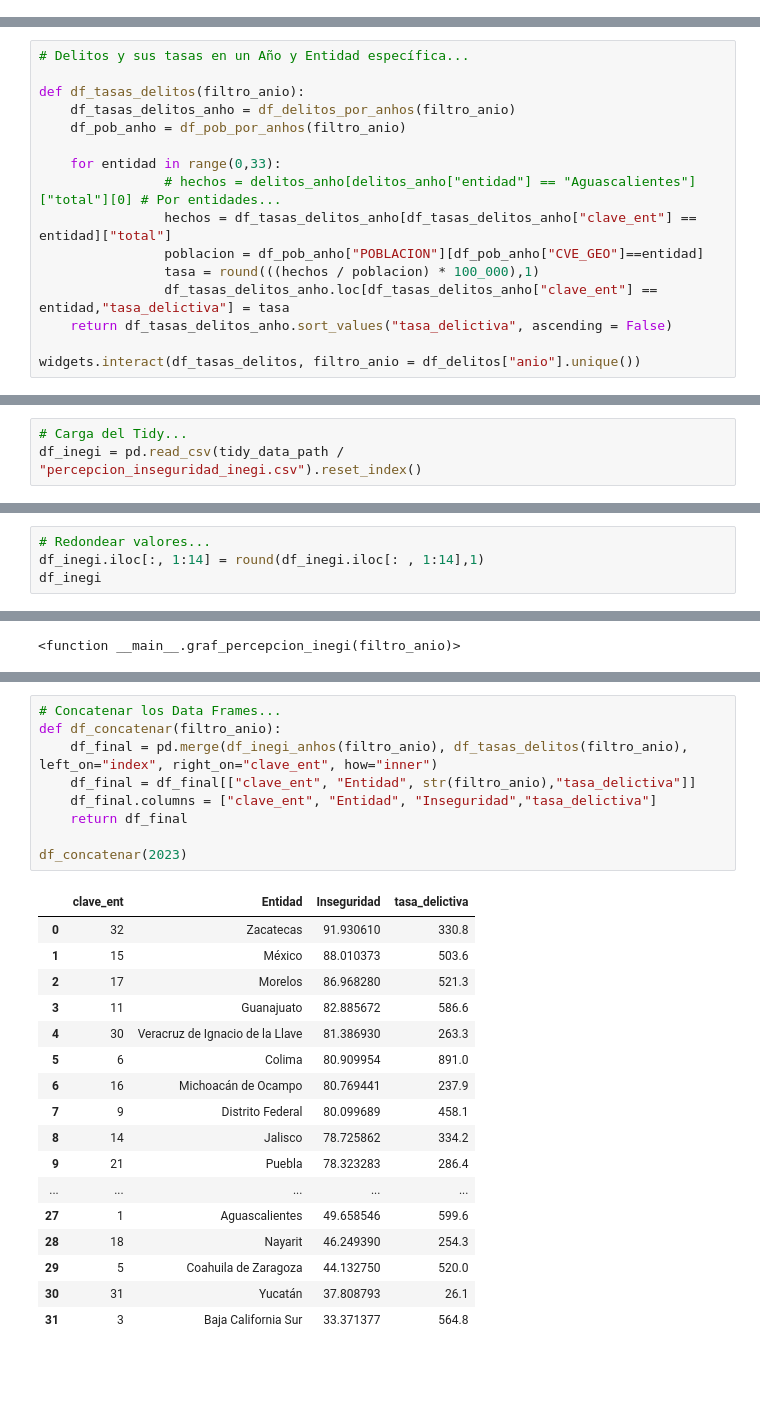
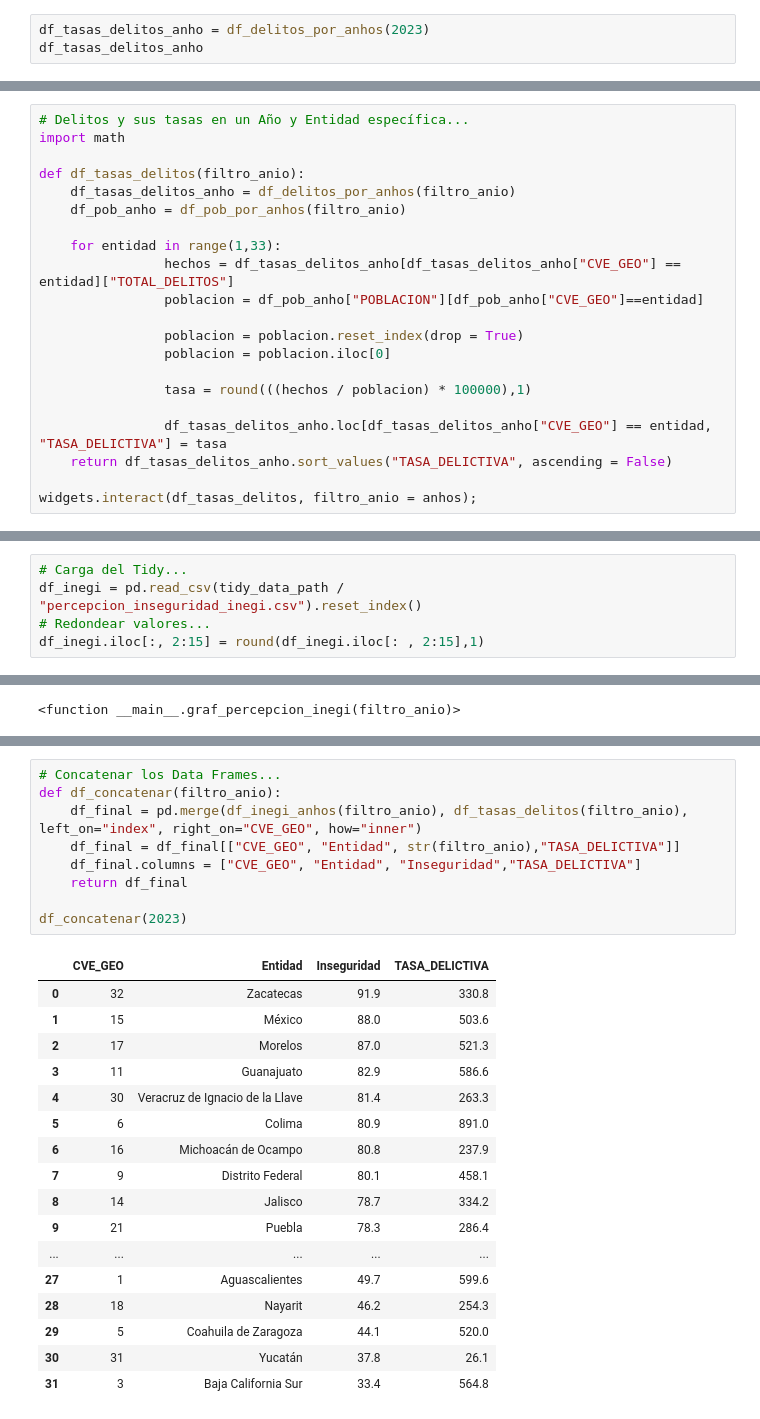
Before and after one commit to la-ciencia-del-delito/semaforo-delictivo, a Jupyter notebook: ETL/03_EDA_conapo_delitos_inegi.ipynb, the cells around one changed output, grey strips where cells are left out. Drawn from its saved outputs; the diff is of its cells as text; blank space fills up the shorter version.

```diff
--- a/ETL/03_EDA_conapo_delitos_inegi.ipynb
+++ b/ETL/03_EDA_conapo_delitos_inegi.ipynb
@@ -273,0 +505,3 @@ df_pob_anho = df_pob_por_anhos(2023)
+# %%
+df_tasas_delitos_anho = df_delitos_por_anhos(2023)
+df_tasas_delitos_anho
@@ -274,18 +546,23 @@ df_pob_anho = df_pob_por_anhos(2023)
 # %%
 # Delitos y sus tasas en un Año y Entidad específica...
+import math
 
 def df_tasas_delitos(filtro_anio):
     df_tasas_delitos_anho = df_delitos_por_anhos(filtro_anio)
     df_pob_anho = df_pob_por_anhos(filtro_anio)
 
-    for entidad in range(0,33):
-                # hechos = delitos_anho[delitos_anho["entidad"] == "Aguascalientes"]["total"][0] # Por entidades...
-                hechos = df_tasas_delitos_anho[df_tasas_delitos_anho["clave_ent"] == entidad]["total"]
+    for entidad in range(1,33):
+                hechos = df_tasas_delitos_anho[df_tasas_delitos_anho["CVE_GEO"] == entidad]["TOTAL_DELITOS"]
                 poblacion = df_pob_anho["POBLACION"][df_pob_anho["CVE_GEO"]==entidad]
-                tasa = round(((hechos / poblacion) * 100_000),1)
-                df_tasas_delitos_anho.loc[df_tasas_delitos_anho["clave_ent"] == entidad,"tasa_delictiva"] = tasa
-    return df_tasas_delitos_anho.sort_values("tasa_delictiva", ascending = False)
 
-widgets.interact(df_tasas_delitos, filtro_anio = df_delitos["anio"].unique())
+                poblacion = poblacion.reset_index(drop = True)
+                poblacion = poblacion.iloc[0]
+
+                tasa = round(((hechos / poblacion) * 100000),1)
+
+                df_tasas_delitos_anho.loc[df_tasas_delitos_anho["CVE_GEO"] == entidad, "TASA_DELICTIVA"] = tasa
+    return df_tasas_delitos_anho.sort_values("TASA_DELICTIVA", ascending = False)
+
+widgets.interact(df_tasas_delitos, filtro_anio = anhos);
 # %% [output]
 interactive(children=(Dropdown(description='filtro_anio', options=(2015, 2016, 2017, 2018, 2019, 2020, 2021, 2…
@@ -318,9 +597,7 @@ Lo básico...
 # %%
 # Carga del Tidy...
 df_inegi = pd.read_csv(tidy_data_path / "percepcion_inseguridad_inegi.csv").reset_index()
+# Redondear valores...
+df_inegi.iloc[:, 2:15] = round(df_inegi.iloc[: , 2:15],1)
 # %% [markdown]
 Para concluis apenas vamos a graficar la percepción deinseguridad según encuesta del INEGI.
-# %%
-# Redondear valores...
-df_inegi.iloc[:, 1:14] = round(df_inegi.iloc[: , 1:14],1)
-df_inegi
@@ -389,30 +658,30 @@ df_inegi_anhos(2021)
 # %%
 # Concatenar los Data Frames...
 def df_concatenar(filtro_anio):
-    df_final = pd.merge(df_inegi_anhos(filtro_anio), df_tasas_delitos(filtro_anio), left_on="index", right_on="clave_ent", how="inner")
-    df_final = df_final[["clave_ent", "Entidad", str(filtro_anio),"tasa_delictiva"]]
-    df_final.columns = ["clave_ent", "Entidad", "Inseguridad","tasa_delictiva"]
+    df_final = pd.merge(df_inegi_anhos(filtro_anio), df_tasas_delitos(filtro_anio), left_on="index", right_on="CVE_GEO", how="inner")
+    df_final = df_final[["CVE_GEO", "Entidad", str(filtro_anio),"TASA_DELICTIVA"]]
+    df_final.columns = ["CVE_GEO", "Entidad", "Inseguridad","TASA_DELICTIVA"]
     return df_final
 
 df_concatenar(2023)
 # %% [output]
-|  | clave_ent | Entidad | Inseguridad | tasa_delictiva |
-| 0 | 32 | Zacatecas | 91.930610 | 330.8 |
-| 1 | 15 | México | 88.010373 | 503.6 |
-| 2 | 17 | Morelos | 86.968280 | 521.3 |
-| 3 | 11 | Guanajuato | 82.885672 | 586.6 |
-| 4 | 30 | Veracruz de Ignacio de la Llave | 81.386930 | 263.3 |
-| 5 | 6 | Colima | 80.909954 | 891.0 |
-| 6 | 16 | Michoacán de Ocampo | 80.769441 | 237.9 |
-| 7 | 9 | Distrito Federal | 80.099689 | 458.1 |
-| 8 | 14 | Jalisco | 78.725862 | 334.2 |
-| 9 | 21 | Puebla | 78.323283 | 286.4 |
+|  | CVE_GEO | Entidad | Inseguridad | TASA_DELICTIVA |
+| 0 | 32 | Zacatecas | 91.9 | 330.8 |
+| 1 | 15 | México | 88.0 | 503.6 |
+| 2 | 17 | Morelos | 87.0 | 521.3 |
+| 3 | 11 | Guanajuato | 82.9 | 586.6 |
+| 4 | 30 | Veracruz de Ignacio de la Llave | 81.4 | 263.3 |
+| 5 | 6 | Colima | 80.9 | 891.0 |
+| 6 | 16 | Michoacán de Ocampo | 80.8 | 237.9 |
+| 7 | 9 | Distrito Federal | 80.1 | 458.1 |
+| 8 | 14 | Jalisco | 78.7 | 334.2 |
+| 9 | 21 | Puebla | 78.3 | 286.4 |
 | ... | ... | ... | ... | ... |
-| 27 | 1 | Aguascalientes | 49.658546 | 599.6 |
-| 28 | 18 | Nayarit | 46.249390 | 254.3 |
-| 29 | 5 | Coahuila de Zaragoza | 44.132750 | 520.0 |
-| 30 | 31 | Yucatán | 37.808793 | 26.1 |
-| 31 | 3 | Baja California Sur | 33.371377 | 564.8 |
+| 27 | 1 | Aguascalientes | 49.7 | 599.6 |
+| 28 | 18 | Nayarit | 46.2 | 254.3 |
+| 29 | 5 | Coahuila de Zaragoza | 44.1 | 520.0 |
+| 30 | 31 | Yucatán | 37.8 | 26.1 |
+| 31 | 3 | Baja California Sur | 33.4 | 564.8 |
 # %%
 # Comparación entre tasa acumulada anual de los delitos del Semáforo Delictivo y la encuesta de inseguridad del INEGI.
 # Resultados de encuesta por años...
```
Also changed, not shown: parts of 50 cells of this notebook, 1 other file.
